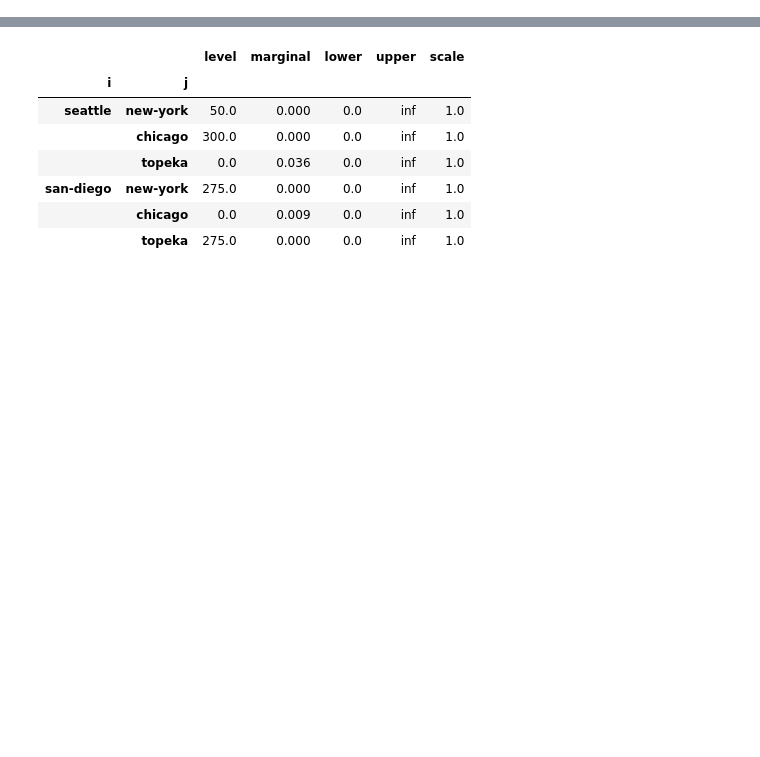
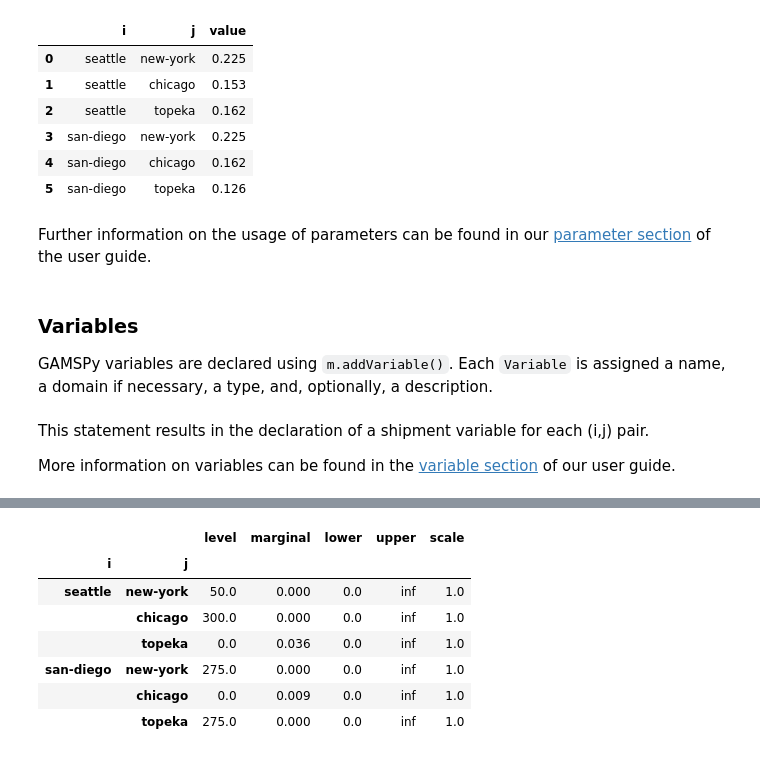
Before and after one commit to GAMS-dev/gamspy, a Jupyter notebook: docs/user/notebooks/trnsport.ipynb, the cells around one changed output, grey strips where cells are left out. Cells and saved outputs as stored; diff of their text form; code cells hidden in the pictures; blank space fills up the shorter version.

Commit message:
fix quickstart guide

```diff
--- a/docs/user/notebooks/trnsport.ipynb
+++ b/docs/user/notebooks/trnsport.ipynb
@@ -87,0 +241,17 @@ demand[j] = Sum(i, x[i, j]) >= b[j]
+# %%
+c[i, j] = freight_cost * d[i, j] / 1000
+c.records
+# %% [output]
+|  | i | j | value |
+| 0 | seattle | new-york | 0.225 |
+| 1 | seattle | chicago | 0.153 |
+| 2 | seattle | topeka | 0.162 |
+| 3 | san-diego | new-york | 0.225 |
+| 4 | san-diego | chicago | 0.162 |
+| 5 | san-diego | topeka | 0.126 |
+# %% [markdown]
+Further information on the usage of parameters can be found in our [parameter section](https://gamspy.readthedocs.io/en/latest/user/parameter.html) of the user guide.
+# %% [markdown]
+### Variables
+
+GAMSPy variables are declared using `m.addVariable()`. Each ``Variable`` is assigned a name, a domain if necessary, a type, and, optionally, a description.
@@ -87,0 +265,4 @@ demand[j] = Sum(i, x[i, j]) >= b[j]
+# %% [markdown]
+This statement results in the declaration of a shipment variable for each (i,j) pair.
+
+More information on variables can be found in the [variable section](https://gamspy.readthedocs.io/en/latest/user/variable.html) of our user guide.
```
Also changed, not shown: parts of 67 cells of this notebook, 1 other file.
